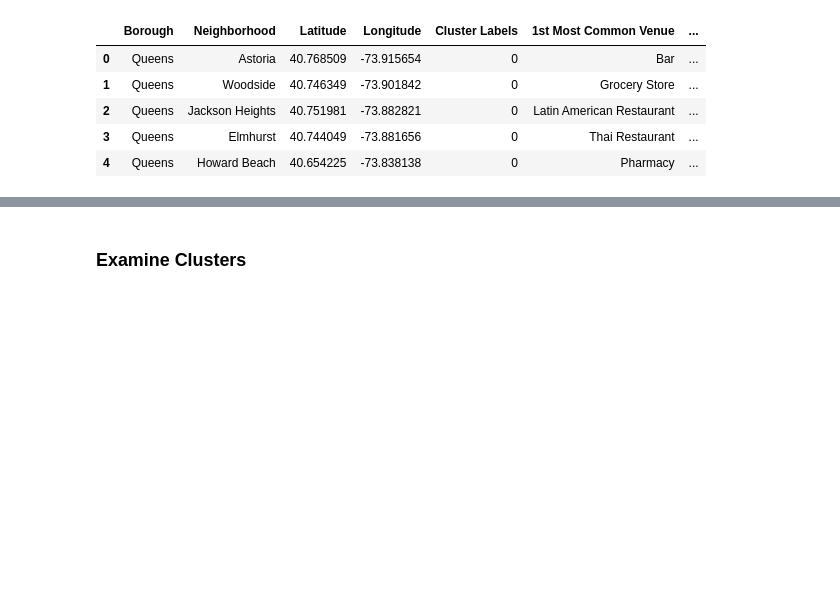
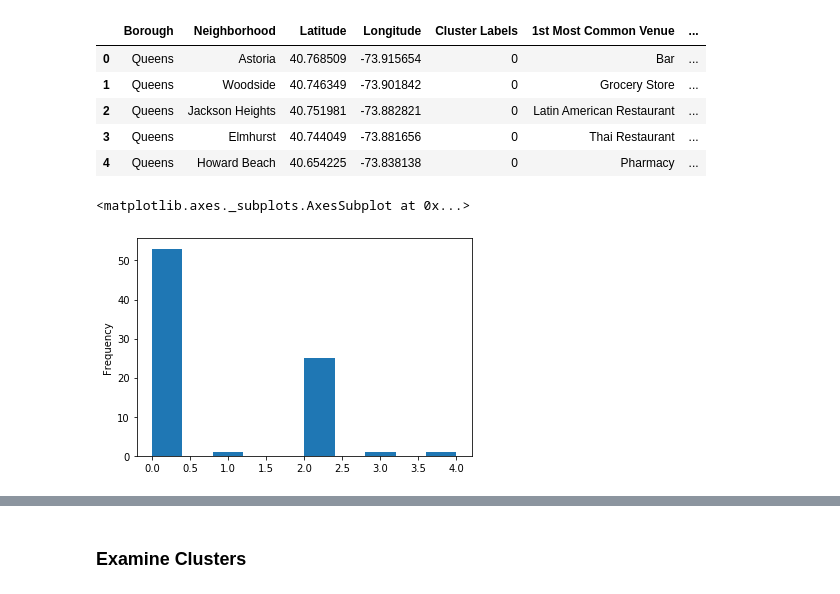
Before and after one commit to lizzywang0528/courera-week-3, a Jupyter notebook: capstone week 4.ipynb, the cells around one changed output, grey strips where cells are left out. Drawn from its saved outputs; the diff is of its cells as text; code cells hidden in the pictures; blank space fills up the shorter version.

```diff
--- a/capstone week 4.ipynb
+++ b/capstone week 4.ipynb
@@ -401,6 +401,11 @@ queens_merged.head() # check the last columns!
 | 2 | Queens | Jackson Heights | 40.751981 | -73.882821 | 0 | Latin American Restaurant | ... |
 | 3 | Queens | Elmhurst | 40.744049 | -73.881656 | 0 | Thai Restaurant | ... |
 | 4 | Queens | Howard Beach | 40.654225 | -73.838138 | 0 | Pharmacy | ... |
+# %%
+queens_merged["Cluster Labels"].plot(kind="hist")
+# %% [output]
+<matplotlib.axes._subplots.AxesSubplot at 0x...>
+[figure, added]
 # %%
 # create map
 map_clusters = folium.Map(location=[latitude, longitude], zoom_start=11)
```
